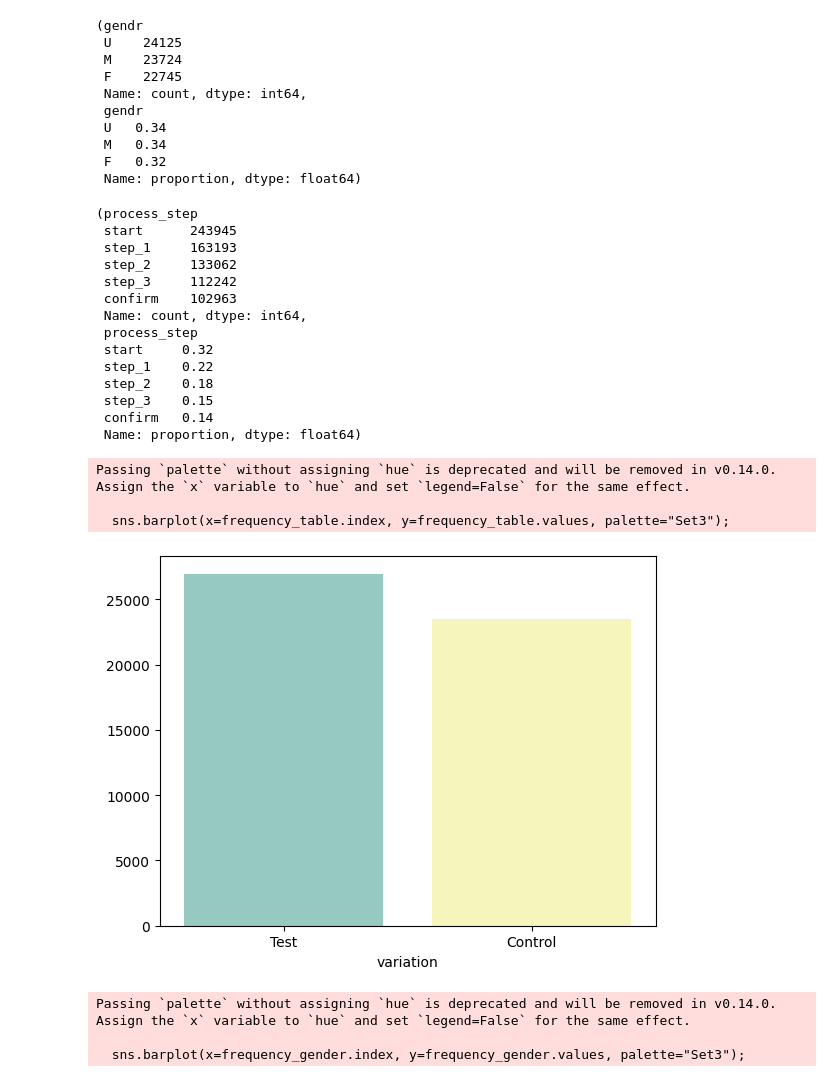
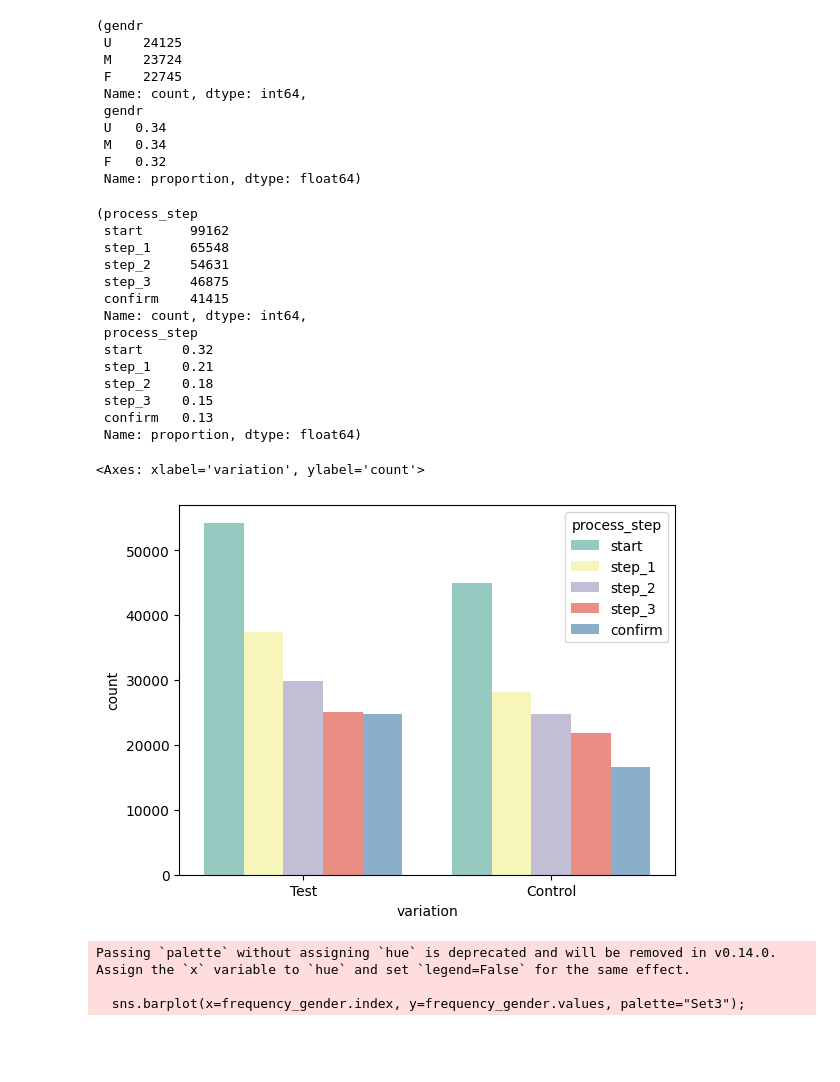
Before and after one commit to bfranx62/Ironhack-EDA-Project, a Jupyter notebook: main.ipynb, the cells around one changed output. Cells and saved outputs as stored; diff of their text form; code cells hidden in the pictures; blank space fills up the shorter version.

Commit message:
Fixed process steps visualizations

```diff
--- a/main.ipynb
+++ b/main.ipynb
@@ -184,3 +190,5 @@ For example, when doing 'df[col].method(value, inplace=True)', try using 'df.met
+# %%
+test_subjects_df = pd.merge(df_fw_dm, df_fe_c, on='client_id')
 # %% [markdown]
 ### Visualizations
 # %% [markdown]
@@ -215,32 +223,33 @@ frequency_gender, proportion_gender
  F   0.32
  Name: proportion, dtype: float64)
 # %%
-frequency_process_steps = df_fw_dm['process_step'].value_counts()
-proportion_process_steps = df_fw_dm['process_step'].value_counts(normalize=True)
+frequency_process_steps = test_subjects_df['process_step'].value_counts()
+proportion_process_steps = test_subjects_df['process_step'].value_counts(normalize=True)
 frequency_process_steps, proportion_process_steps
 # %% [output]
 (process_step
- start      243945
- step_1     163193
- step_2     133062
- step_3     112242
- confirm    102963
+ start      99162
+ step_1     65548
+ step_2     54631
+ step_3     46875
+ confirm    41415
  Name: count, dtype: int64,
  process_step
  start     0.32
- step_1    0.22
+ step_1    0.21
  step_2    0.18
  step_3    0.15
- confirm   0.14
+ confirm   0.13
  Name: proportion, dtype: float64)
+# %%
+# Create a list of categories sorted by total counts in descending order
+category_order = ['start', 'step_1', 'step_2', 'step_3', 'confirm']
 # %%
-# Plotting a bar chart using the values from the frequency table, with colors sourced from the "Set3" palette
-sns.barplot(x=frequency_table.index, y=frequency_table.values, palette="Set3");
+# Plotting a grouped bar chart
+sns.countplot(data=test_subjects_df, x='variation', hue= 'process_step', palette='Set3', hue_order = category_order)
 # %% [output]
-Passing `palette` without assigning `hue` is deprecated and will be removed in v0.14.0. Assign the `x` variable to `hue` and set `legend=False` for the same effect.
-
-  sns.barplot(x=frequency_table.index, y=frequency_table.values, palette="Set3");
+<Axes: xlabel='variation', ylabel='count'>
-[figure, old version]
+[figure, new version]
 # %%
 # Plotting a bar chart using the values from the frequency gender table, with colors sourced from the "Set3" palette
 sns.barplot(x=frequency_gender.index, y=frequency_gender.values, palette="Set3");
```
Also changed, not shown: parts of 5 cells of this notebook.
